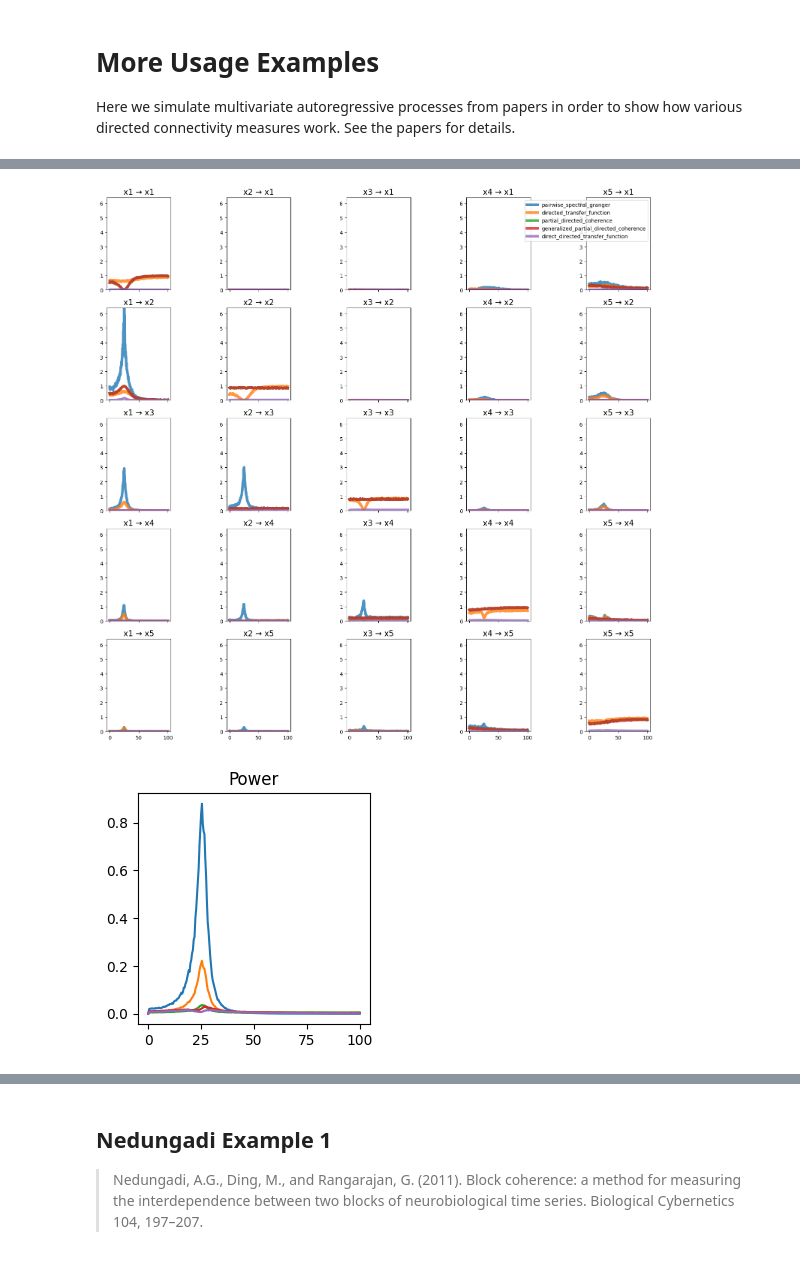
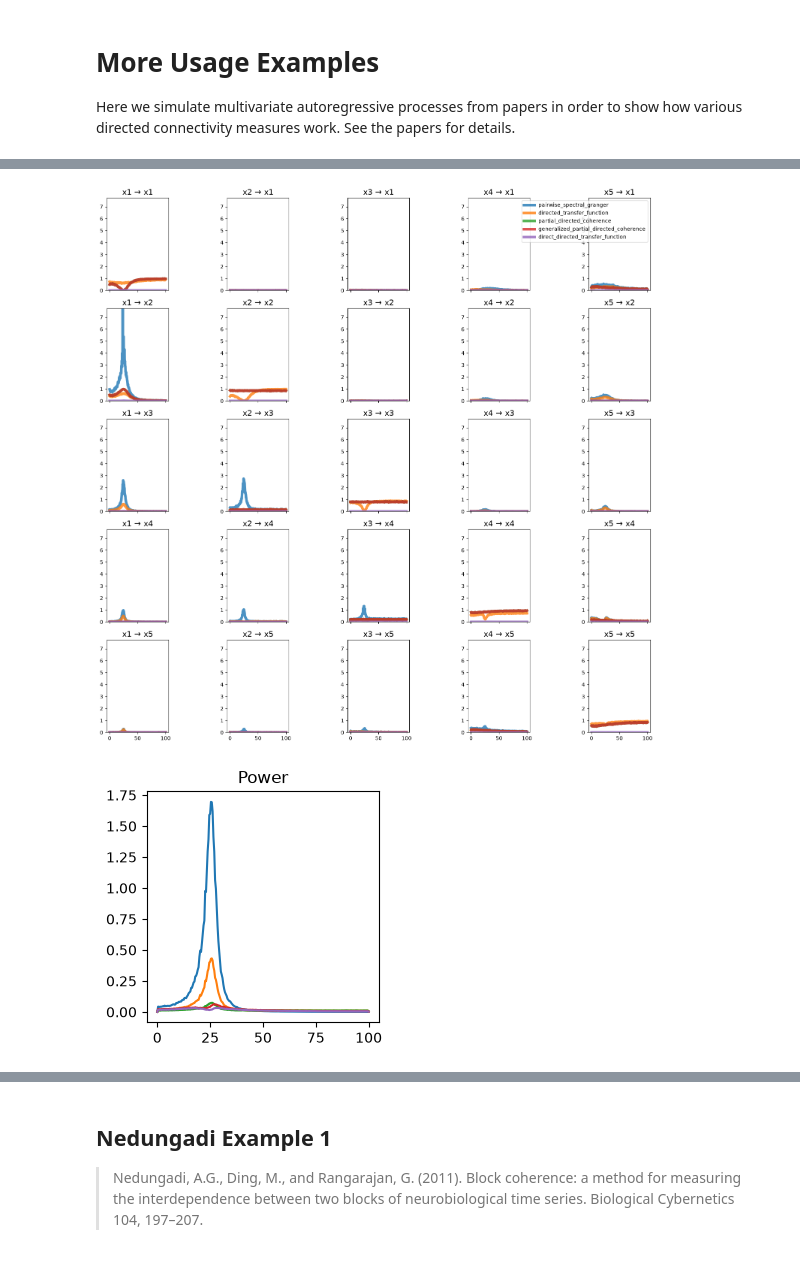
Before and after one commit to Eden-Kramer-Lab/spectral_connectivity, a Jupyter notebook: examples/Tutorial_Using_Paper_Examples.ipynb, the cells around one changed output, grey strips where cells are left out. Saved outputs shown, nothing was run; the diff lists cells and outputs as text; code cells hidden in the pictures.

```diff
--- a/examples/Tutorial_Using_Paper_Examples.ipynb
+++ b/examples/Tutorial_Using_Paper_Examples.ipynb
@@ -211,35 +214,36 @@ def baccala_example5():
     n_time_samples, n_lags, n_signals = 510, 2, 5
     coefficients = np.zeros((n_lags, n_signals, n_signals))
 
     coefficients[0, 0, 0] = 0.95 * np.sqrt(2)
     coefficients[1, 0, 0] = -0.9025
     coefficients[1, 0, 4] = 0.5
     coefficients[0, 1, 0] = -0.50
     coefficients[1, 2, 1] = 0.40
     coefficients[0, 3, 2] = -0.50
     coefficients[0, 3, 3] = 0.25 * np.sqrt(2)
     coefficients[0, 3, 4] = 0.25 * np.sqrt(2)
     coefficients[0, 4, 3] = -0.25 * np.sqrt(2)
     coefficients[0, 4, 4] = 0.25 * np.sqrt(2)
 
     noise_covariance = None
 
     return (
         simulate_MVAR(
             coefficients,
             noise_covariance=noise_covariance,
             n_time_samples=n_time_samples,
             n_trials=500,
             n_burnin_samples=500,
+            random_state=0,
         ),
         sampling_frequency,
     )
 
 
 plot_directional(*baccala_example5(), time_halfbandwidth_product=1)
 # %% [output]
-[figure, old version]
+[figure, new version]
-[figure, old version]
+[figure, new version]
 # %% [markdown]
 ## Baccala Example 6
 
```
Also changed, not shown: parts of 16 cells of this notebook, 1 other file.
